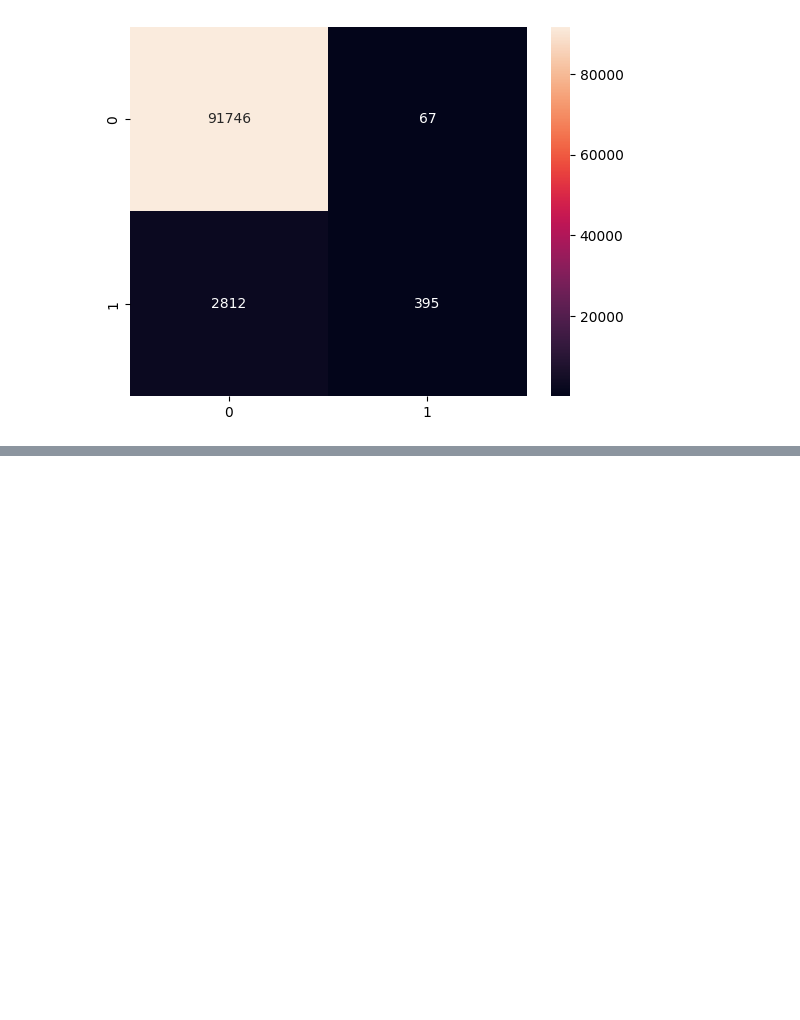
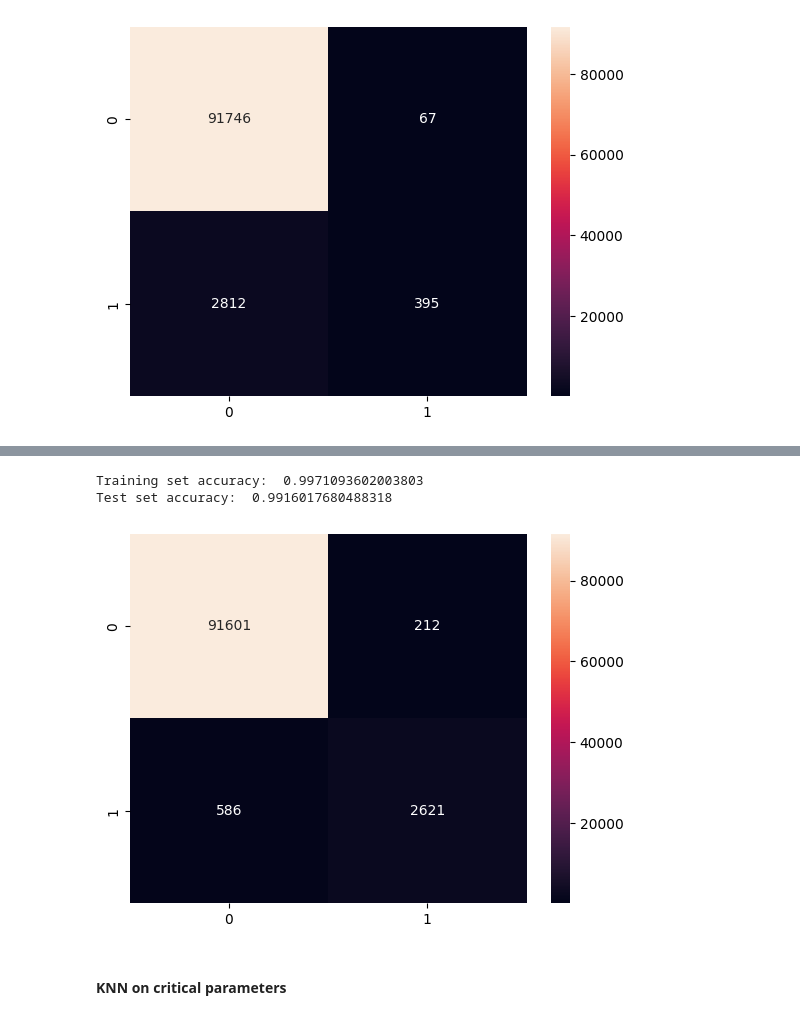
Before and after one commit to katevi/Hard-drive-failure-prediction, a Jupyter notebook: hdd_failure_prediction.ipynb, the cells around one changed output, grey strips where cells are left out. Cells and saved outputs as stored; diff of their text form; code cells hidden in the pictures; blank space fills up the shorter version.

```diff
--- a/hdd_failure_prediction.ipynb
+++ b/hdd_failure_prediction.ipynb
@@ -475,0 +477,9 @@ Test set using ovo classifier:  0.9697011155546201
+# %%
+from sklearn.model_selection import GridSearchCV
+from sklearn.svm import SVC
+
+parameters = { 'kernel' : ['linear'],
+               'C' : [1,10,100,1000,10000]
+}
+model = GridSearchCV(SVC(random_state=42), parameters, scoring='roc_auc', cv = 5)
+model.fit(X_train, y_train)
@@ -475,0 +498,11 @@ Test set using ovo classifier:  0.9697011155546201
+# %%
+from sklearn.ensemble import RandomForestClassifier
+import time
+
+clf = RandomForestClassifier(n_estimators=10, random_state=42)
+
+t = time.localtime()
+current_time = time.strftime("%H:%M:%S", t)
+print(current_time)
+clf.fit(X_train, y_train)
+print(time.strftime("%H:%M:%S", time.localtime()))
@@ -475,0 +512,19 @@ Test set using ovo classifier:  0.9697011155546201
+# %%
+from sklearn.metrics import accuracy_score
+from sklearn.metrics import confusion_matrix
+
+y_pred_train = clf.predict(X_train)
+accuracy_train = accuracy_score(y_train, y_pred_train)
+print("Training set accuracy: ", accuracy_train)
+
+y_pred_test = clf.predict(X_test)
+accuracy_test = accuracy_score(y_test, y_pred_test)
+print("Test set accuracy: ", accuracy_test)
+sns.heatmap(confusion_matrix(y_test, y_pred_test), annot=True, fmt='.0f')
+plt.show()
+# %% [output]
+Training set accuracy:  0.9971093602003803
+Test set accuracy:  0.9916017680488318
+[figure, added]
+# %% [markdown]
+#### KNN on critical parameters
```
Also changed, not shown: parts of 9 cells of this notebook.
